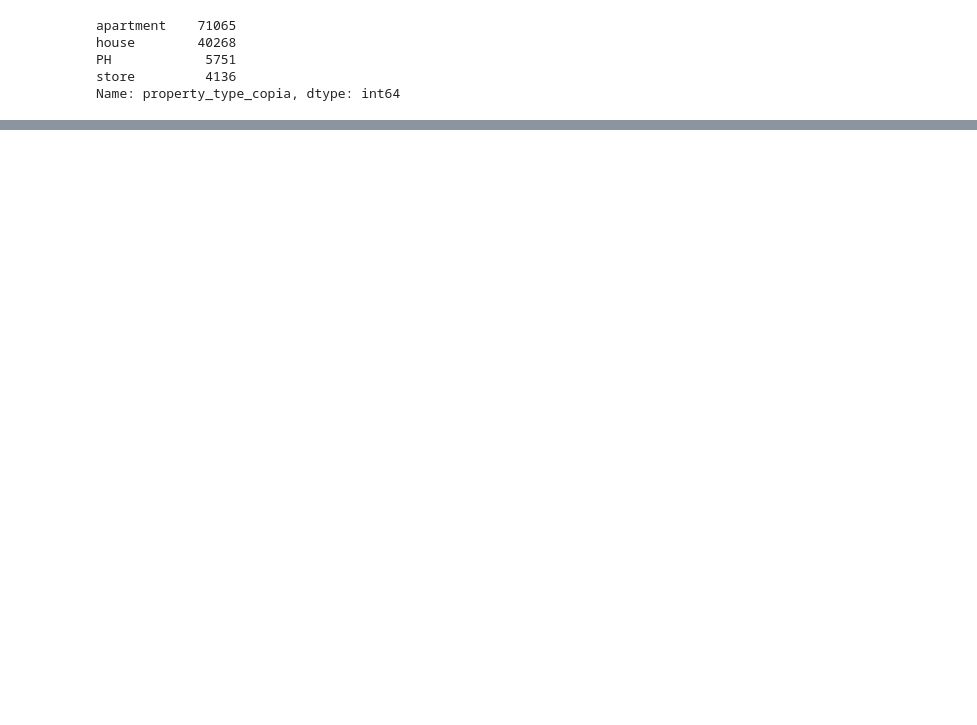
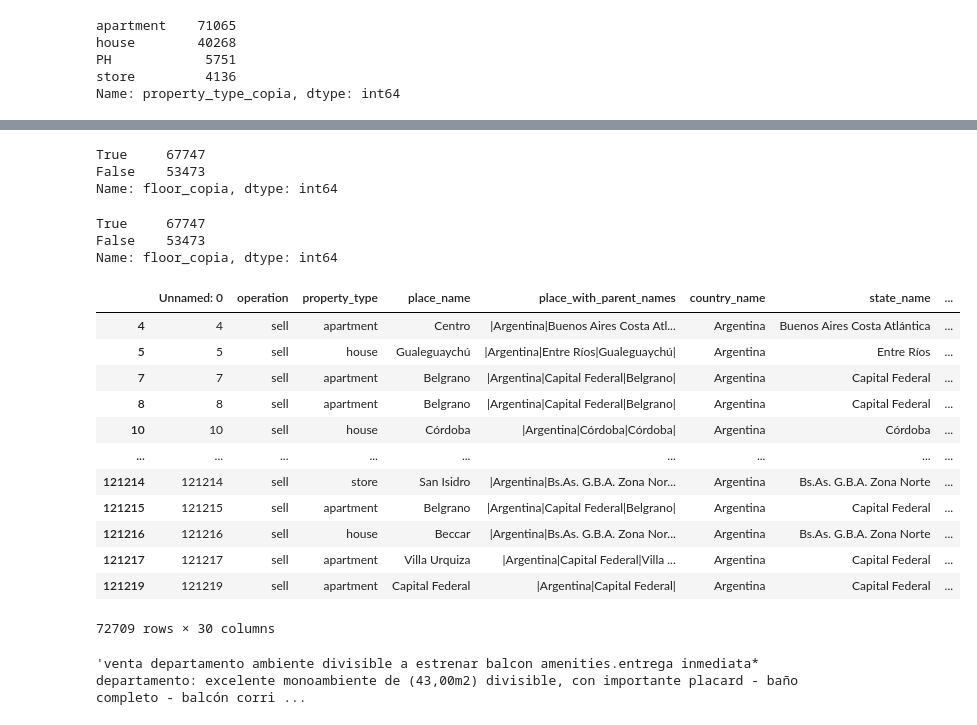
Before and after one commit to ronnygomez/DHDS-7, a Jupyter notebook: Limpieza_floor_final.ipynb, the cells around one changed output, grey strips where cells are left out. Saved outputs shown, nothing was run; the diff lists cells and outputs as text; code cells hidden in the pictures; blank space fills up the shorter version.

```diff
--- a/Limpieza_floor_final.ipynb
+++ b/Limpieza_floor_final.ipynb
@@ -277,0 +698,53 @@ data.pivot_table('floor_copia', index = [pisos], columns= 'property_type_copia',
+# %%
+data.loc[mask_description_notnull, ['description_copia', 'title_copia']] = ""
+# %%
+patron = "piso[\s]?(?P<numero>\d[\d]?)"
+
+busca = re.compile(patron)
+
+description_series_match = data.title_copia.apply(lambda x:  x if x is np.NaN else busca.search(x))
+
+mask_description_notnull = description_series_match.notnull()
+data.loc[mask_description_notnull,'floor_copia'] = description_series_match[mask_description_notnull].apply(lambda x: x.group('numero')).astype(float)
+# %%
+data['floor_copia'].isnull().value_counts()
+# %% [output]
+True     67747
+False    53473
+Name: floor_copia, dtype: int64
+# %%
+data.loc[mask_description_notnull, ['description_copia', 'title_copia']] = ""
+# %%
+patron = "\spiso:[\s]?(?P<numero>\d[\d]?)"
+busca = re.compile(patron)
+
+description_series_match = data.title_copia.apply(lambda x:  x if x is np.NaN else busca.search(x))
+
+mask_description_notnull = description_series_match.notnull()
+data.loc[mask_description_notnull,'floor_copia'] = description_series_match[mask_description_notnull].apply(lambda x: x.group('numero')).astype(float)
+# %%
+data['floor_copia'].isnull().value_counts()
+# %% [output]
+True     67747
+False    53473
+Name: floor_copia, dtype: int64
+# %%
+data.loc[data.title_copia!= ""]
+# %% [output]
+|  | Unnamed: 0 | operation | property_type | place_name | place_with_parent_names | country_name | state_name | ... |
+| 4 | 4 | sell | apartment | Centro | |Argentina|Buenos Aires Costa Atl... | Argentina | Buenos Aires Costa Atlántica | ... |
+| 5 | 5 | sell | house | Gualeguaychú | |Argentina|Entre Ríos|Gualeguaychú| | Argentina | Entre Ríos | ... |
+| 7 | 7 | sell | apartment | Belgrano | |Argentina|Capital Federal|Belgrano| | Argentina | Capital Federal | ... |
+| 8 | 8 | sell | apartment | Belgrano | |Argentina|Capital Federal|Belgrano| | Argentina | Capital Federal | ... |
+| 10 | 10 | sell | house | Córdoba | |Argentina|Córdoba|Córdoba| | Argentina | Córdoba | ... |
+| ... | ... | ... | ... | ... | ... | ... | ... | ... |
+| 121214 | 121214 | sell | store | San Isidro | |Argentina|Bs.As. G.B.A. Zona Nor... | Argentina | Bs.As. G.B.A. Zona Norte | ... |
+| 121215 | 121215 | sell | apartment | Belgrano | |Argentina|Capital Federal|Belgrano| | Argentina | Capital Federal | ... |
+| 121216 | 121216 | sell | house | Beccar | |Argentina|Bs.As. G.B.A. Zona Nor... | Argentina | Bs.As. G.B.A. Zona Norte | ... |
+| 121217 | 121217 | sell | apartment | Villa Urquiza | |Argentina|Capital Federal|Villa ... | Argentina | Capital Federal | ... |
+| 121219 | 121219 | sell | apartment | Capital Federal | |Argentina|Capital Federal| | Argentina | Capital Federal | ... |
+72709 rows × 30 columns
+# %%
+data.loc[121217, 'description_copia']
+# %% [output]
+'venta departamento ambiente divisible a estrenar balcon amenities.entrega inmediata* departamento: excelente monoambiente de (43,00m2) divisible, con importante placard - baño completo - balcón corri ...
```
Also changed, not shown: parts of 95 cells of this notebook.
